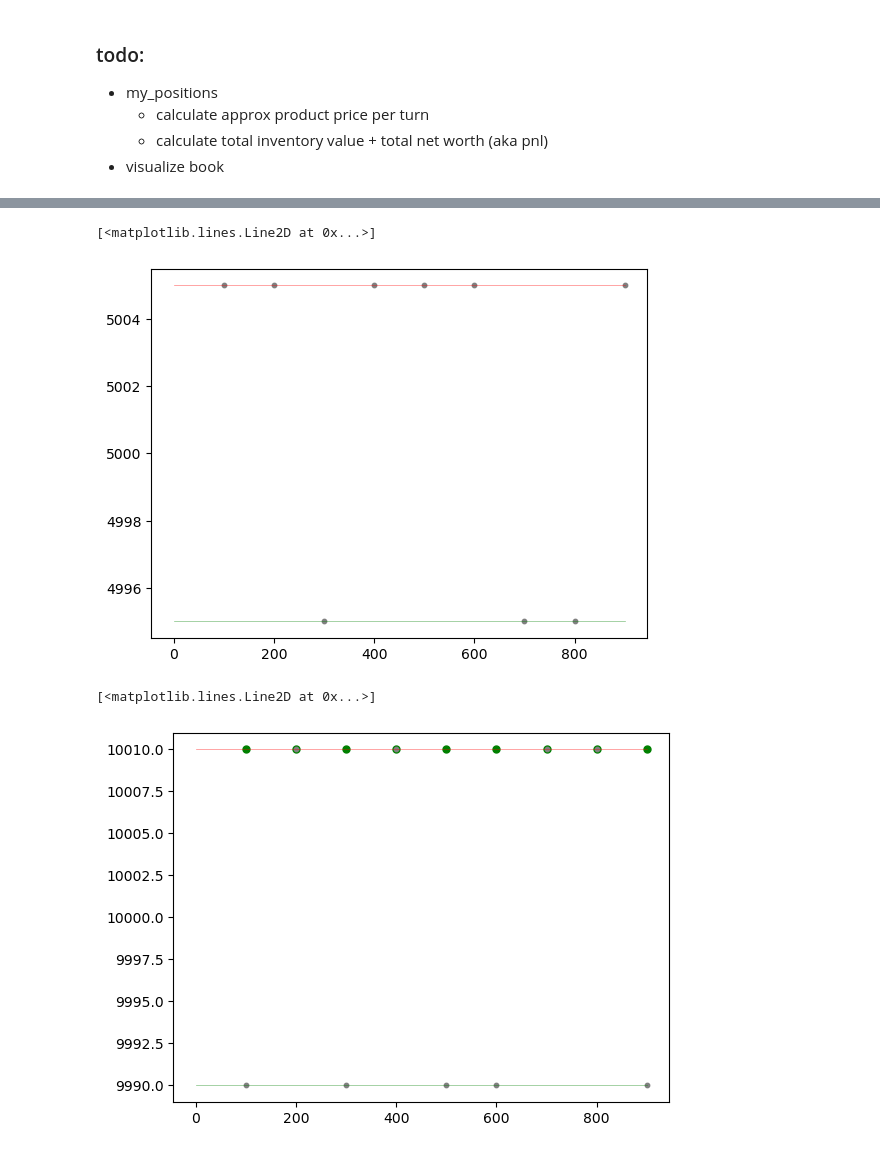
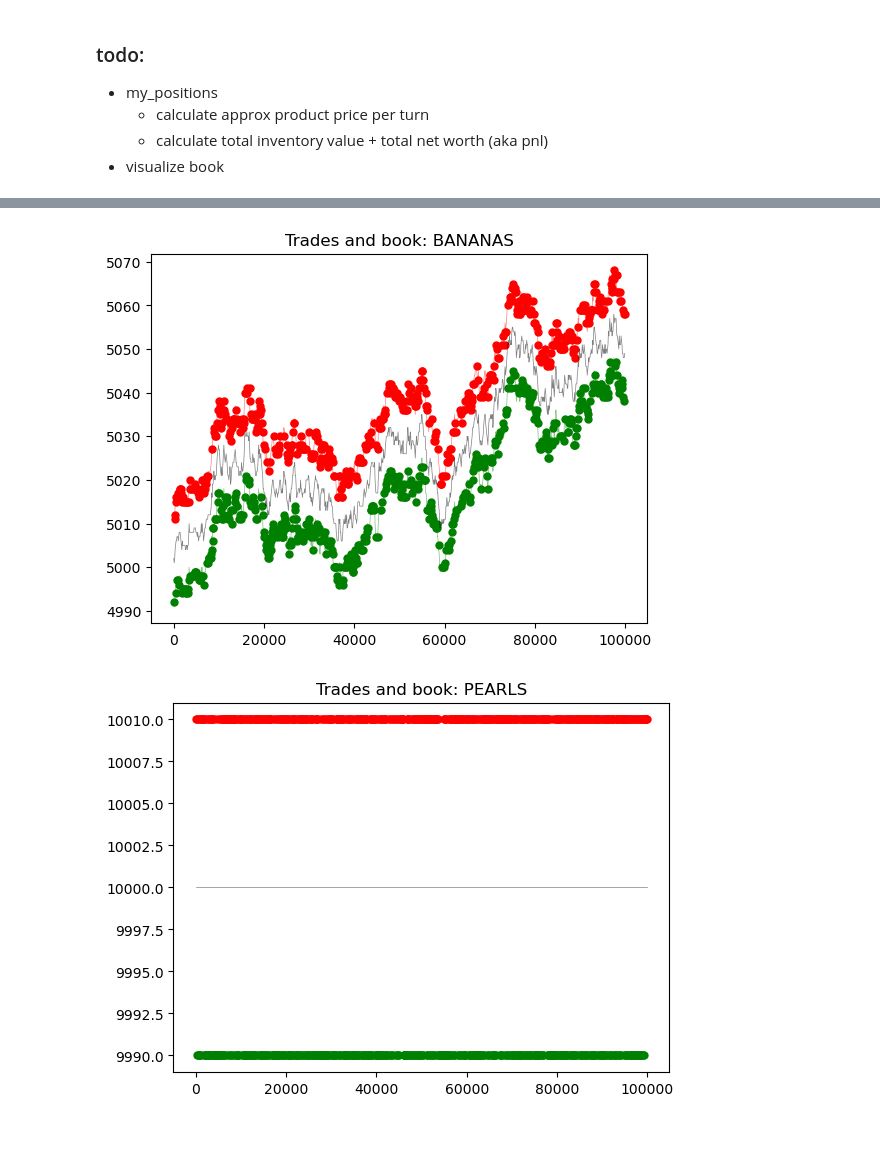
Before and after one commit to rzhan11/IMCTradingComp23, a Jupyter notebook: nbs/exploration-Copy1.ipynb, the cells around one changed output, grey strips where cells are left out. Cells and saved outputs as stored; diff of their text form; code cells hidden in the pictures.

```diff
--- a/nbs/exploration-Copy1.ipynb
+++ b/nbs/exploration-Copy1.ipynb
@@ -258,48 +305,30 @@ my_positions
 # %%
 # plot trades
+def plot_trades_and_book(sym):
 
-sym = "BANANAS"
+    plt_df = trade_df[trade_df["symbol"] == sym]
 
-plt_df = trade_df[trade_df["symbol"] == sym]
+    my_buys = plt_df[plt_df["my_quantity"] > 0]
+    my_sells = plt_df[plt_df["my_quantity"] < 0]
+    their_trades = plt_df[plt_df["my_quantity"] == 0]
 
-my_buys = plt_df[plt_df["my_quantity"] > 0]
-my_sells = plt_df[plt_df["my_quantity"] < 0]
-their_trades = plt_df[plt_df["my_quantity"] == 0]
-
-plt.scatter(my_buys["time"], my_buys["price"], c="green", s=25)
-plt.scatter(my_sells["time"], my_sells["price"], c="red", s=25)
-plt.scatter(their_trades["time"], their_trades["price"], c="gray", s=10)
+    plt.scatter(my_buys["time"], my_buys["price"], c="green", s=25)
+    plt.scatter(my_sells["time"], my_sells["price"], c="red", s=25)
+    plt.scatter(their_trades["time"], their_trades["price"], c="gray", s=10)
 
 
-# plot book
-plt.plot(df["time"], book_tops[f"{sym}_best_buy"], c="green", alpha=0.5, linewidth=0.5)
-plt.plot(df["time"], book_tops[f"{sym}_best_sell"], c="red", alpha=0.5, linewidth=0.5)
+    # plot book
+    plt.plot(df["time"], book_tops[f"{sym}_best_buy"], c="green", alpha=0.5, linewidth=0.5)
+    plt.plot(df["time"], book_tops[f"{sym}_best_sell"], c="red", alpha=0.5, linewidth=0.5)
+    plt.plot(df["time"], book_tops[f"{sym}_mid"], c="black", alpha=0.5, linewidth=0.5)
+    plt.title(f"Trades and book: {sym}")
+    plt.show()
-# %% [output]
-[<matplotlib.lines.Line2D at 0x...>]
-[figure, removed]
-# %%
-# plot trades
-
-sym = "PEARLS"
-
-plt_df = trade_df[trade_df["symbol"] == sym]
-
-my_buys = plt_df[plt_df["my_quantity"] > 0]
-my_sells = plt_df[plt_df["my_quantity"] < 0]
-their_trades = plt_df[plt_df["my_quantity"] == 0]
-
-plt.scatter(my_buys["time"], my_buys["price"], c="green", s=25)
-plt.scatter(my_sells["time"], my_sells["price"], c="red", s=25)
-
-plt.scatter(their_trades["time"], their_trades["price"], c="gray", s=10)
-
-
-# plot book
-plt.plot(df["time"], book_tops[f"{sym}_best_buy"], c="green", alpha=0.5, linewidth=0.5)
-plt.plot(df["time"], book_tops[f"{sym}_best_sell"], c="red", alpha=0.5, linewidth=0.5)
-# %% [output]
-[<matplotlib.lines.Line2D at 0x...>]
-[figure, removed]
+# %%
+plot_trades_and_book(sym="BANANAS")
+plot_trades_and_book(sym="PEARLS")
+# %% [output]
+[figure, added]
+[figure, added]
 # %%
 plt.plot(my_positions["time"], my_positions["pnl"])
 # %% [output]
```
Also changed, not shown: parts of 13 cells of this notebook, 2 other files.
